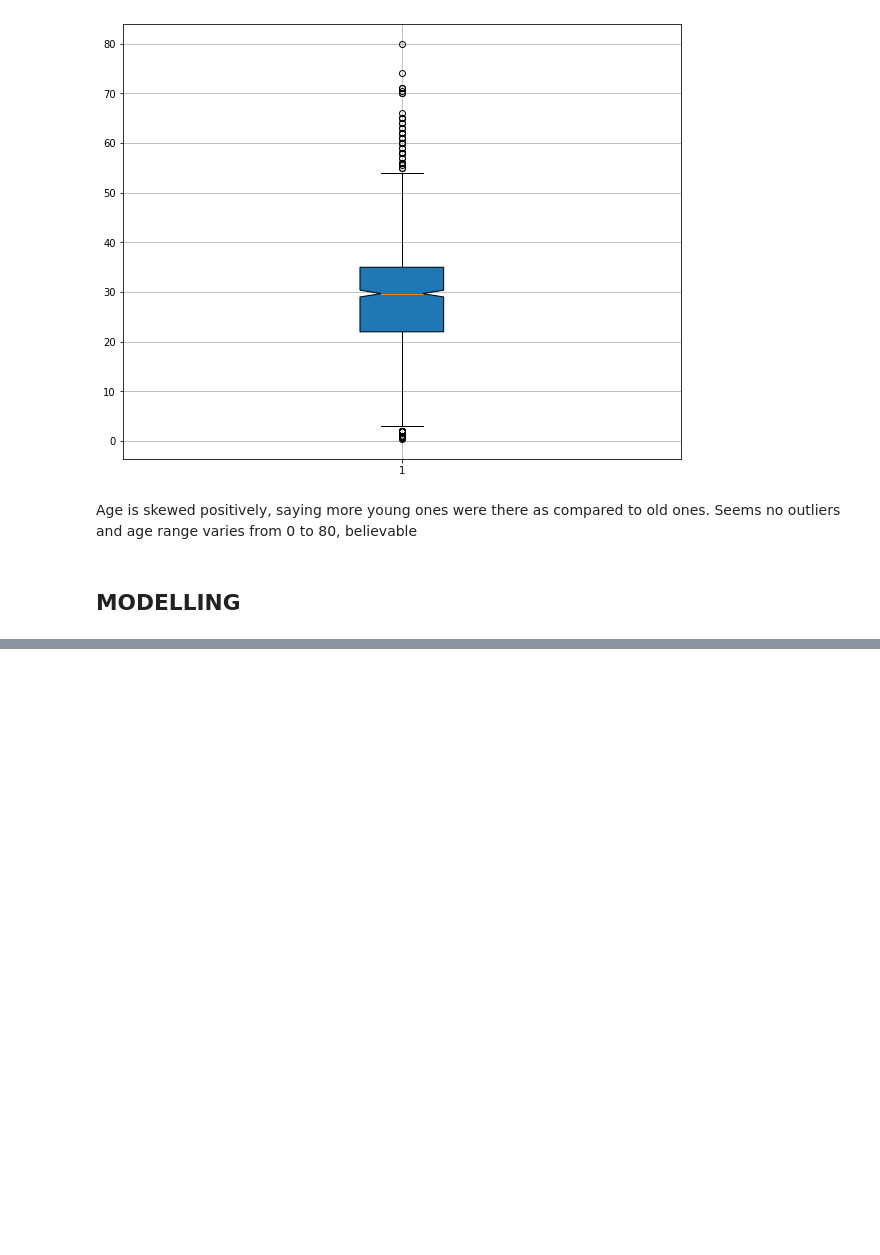
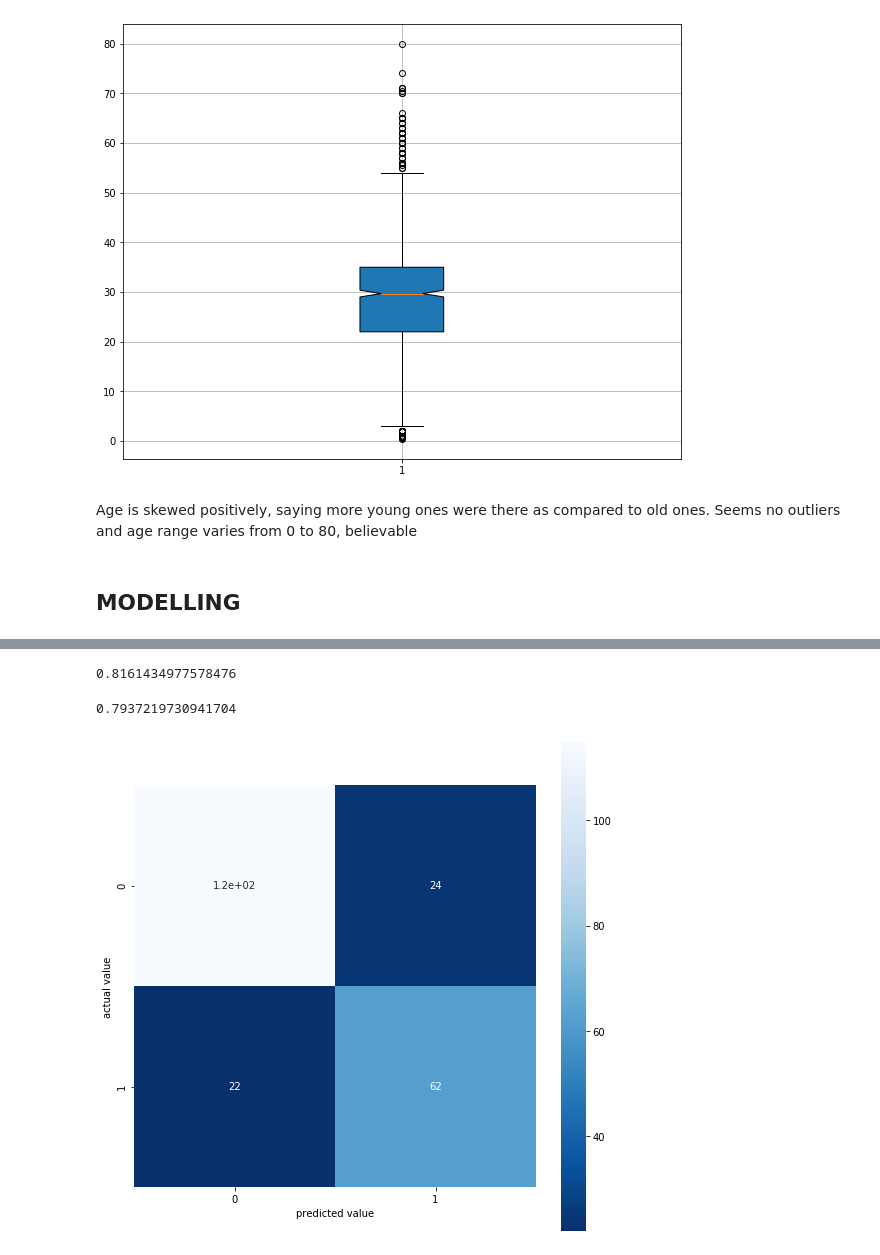
Before and after one commit to pranshulrastogi/ml, a Jupyter notebook: titanic/notebook/titanic.ipynb, the cells around one changed output, grey strips where cells are left out. Saved outputs shown, nothing was run; the diff lists cells and outputs as text; code cells hidden in the pictures; blank space fills up the shorter version.

Commit message:
finalised with 0.78 accuracy, will try further to improve it

```diff
--- a/titanic/notebook/titanic.ipynb
+++ b/titanic/notebook/titanic.ipynb
@@ -196,8 +196,36 @@ rfc_model = RandomForestClassifier(max_leaf_nodes=10,random_state=0)
 rfc_model.fit(train_x,train_y)
 
 # predict
-predictions = rfc_model.predict(test_x)
+predictions_rfc = rfc_model.predict(test_x)
 
 # lets validate
-ans = accuracy_score(test_y, predictions)
+ans = accuracy_score(test_y, predictions_rfc)
 print(ans)
+# %% [output]
+0.8161434977578476
+# %%
+# lets try with logistic regression
+log_model = LogisticRegression()
+
+# fit
+log_model.fit(train_x,train_y)
+
+# predict
+predictions_loc = log_model.predict(test_x)
+
+# validation
+ans = accuracy_score(test_y, predictions_loc)
+print(ans)
+# %% [output]
+0.7937219730941704
+# %%
+# use confusion matrix
+cm = confusion_matrix(test_y, predictions)
+
+plt.figure(figsize=(9,9))
+sns.heatmap(cm, annot=True, square=True, cmap='Blues_r')
+plt.xlabel('predicted value')
+plt.ylabel('actual value')
+plt.show()
+# %% [output]
+[figure, added]
```
Also changed, not shown: parts of 5 cells of this notebook.
